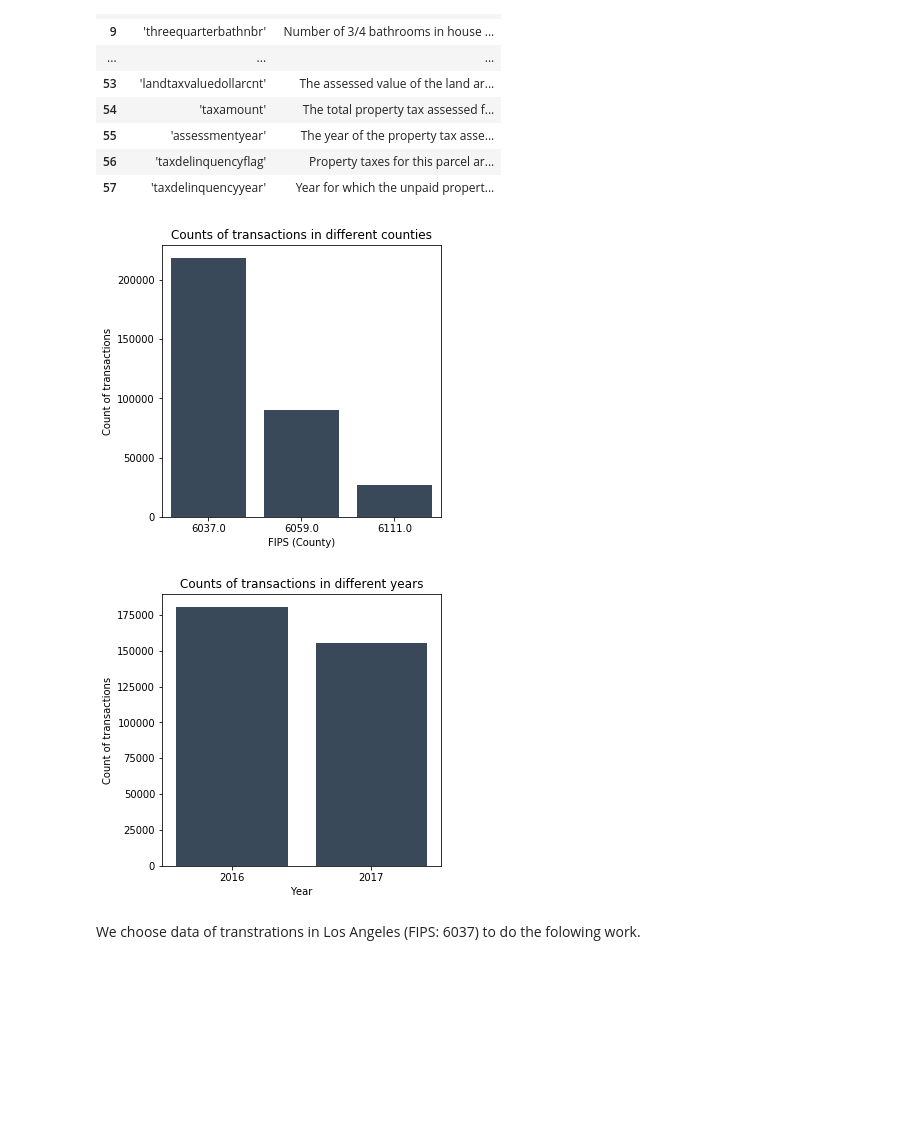
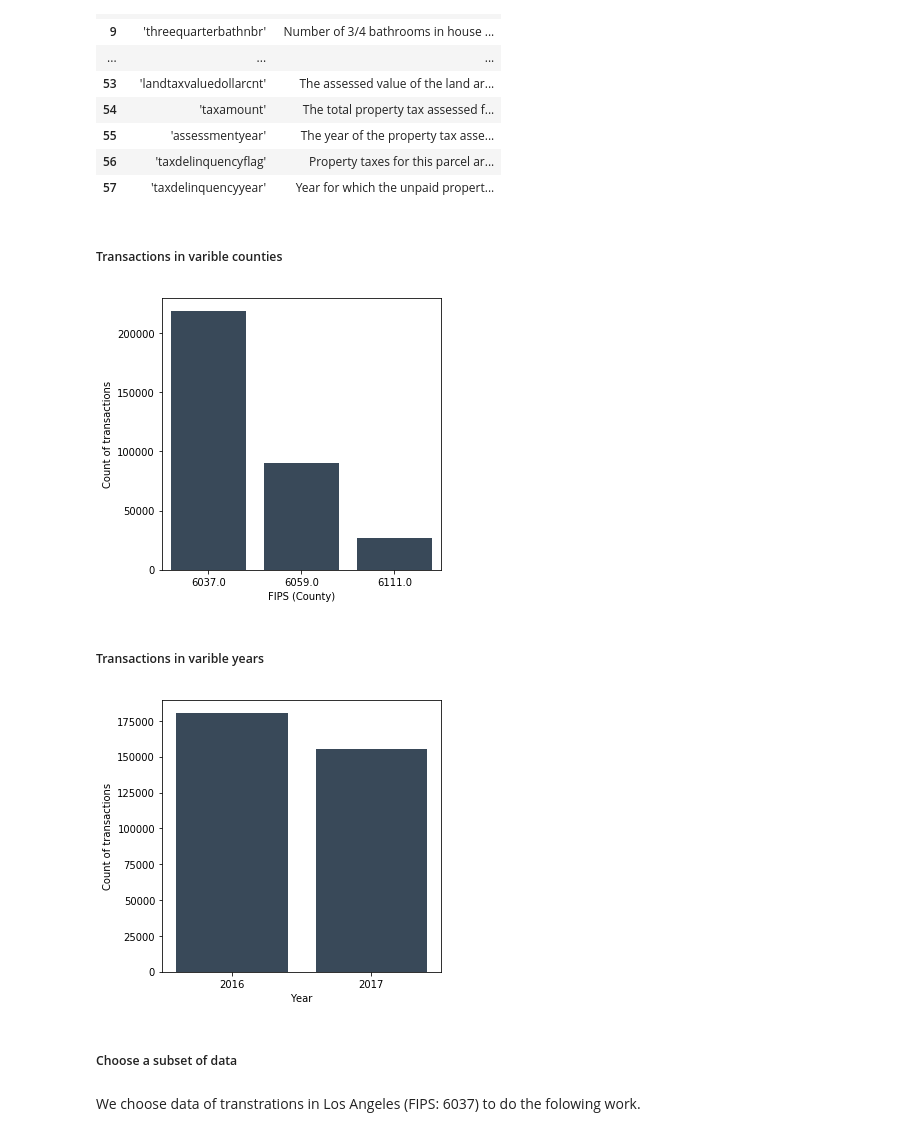
Before and after one commit to JasonVann/Zillow-Price-Prediction, a Jupyter notebook: Zillow’s Home Value Prediction.ipynb, the cells around one changed output. Cells and saved outputs as stored; diff of their text form; code cells hidden in the pictures; blank space fills up the shorter version.

Commit message:
data preparation

```diff
--- a/Zillow’s Home Value Prediction.ipynb
+++ b/Zillow’s Home Value Prediction.ipynb
@@ -61,30 +73,34 @@ attributes.style.set_properties(**{'text-align': 'left'})
 | 55 | 'assessmentyear' | The year of the property tax asse... |
 | 56 | 'taxdelinquencyflag' | Property taxes for this parcel ar... |
 | 57 | 'taxdelinquencyyear' | Year for which the unpaid propert... |
+# %% [markdown]
+##### Transactions in varible counties
 # %%
 # check the counts of transactions in each county
-# https://www.kaggle.com/sudalairajkumar/simple-exploration-notebook-zillow-prize
+# Reference: https://www.kaggle.com/sudalairajkumar/simple-exploration-notebook-zillow-prize
 fips_dataset = data['fips'].value_counts()
 plt.figure(figsize=(5,5))
 sns.barplot(fips_dataset.index, fips_dataset.values,color='#34495e')
 plt.xlabel('FIPS (County)')
 plt.ylabel('Count of transactions')
-plt.title('Counts of transactions in different counties')
 plt.show()
 # %% [output]
-[figure, old version]
+[figure, new version]
+# %% [markdown]
+##### Transactions in varible years
 # %%
 # check the counts of transactions in each year
-# https://www.kaggle.com/sudalairajkumar/simple-exploration-notebook-zillow-prize
+# Reference: https://www.kaggle.com/sudalairajkumar/simple-exploration-notebook-zillow-prize
 data['transaction_month'] = data['transactiondate'].dt.year
 month_dataset = data['transaction_month'].value_counts()
 plt.figure(figsize=(5,5))
 sns.barplot(month_dataset.index, month_dataset.values,color='#34495e')
 plt.xlabel('Year')
 plt.ylabel('Count of transactions')
-plt.title('Counts of transactions in different years')
 plt.show()
 # %% [output]
-[figure, old version]
+[figure, new version]
+# %% [markdown]
+##### Choose a subset of data
 # %% [markdown]
 We choose data of transtrations in Los Angeles (FIPS: 6037) to do the folowing work.
```
Also changed, not shown: parts of 47 cells of this notebook, 1 other file.
